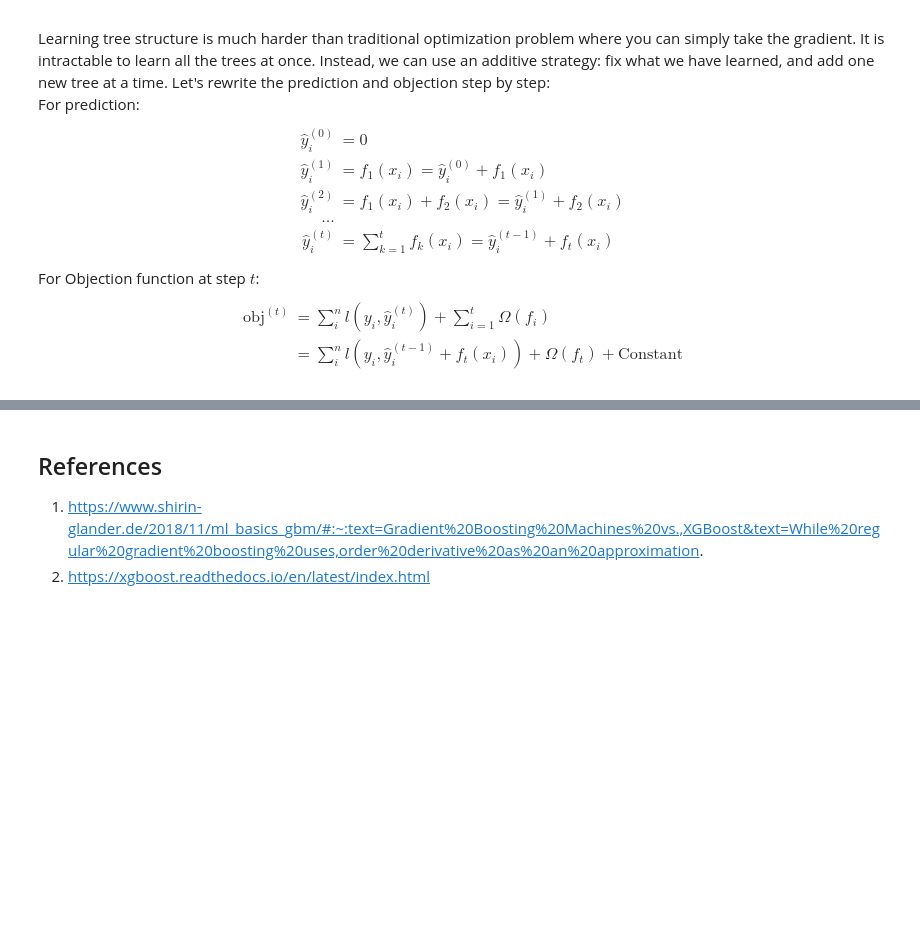
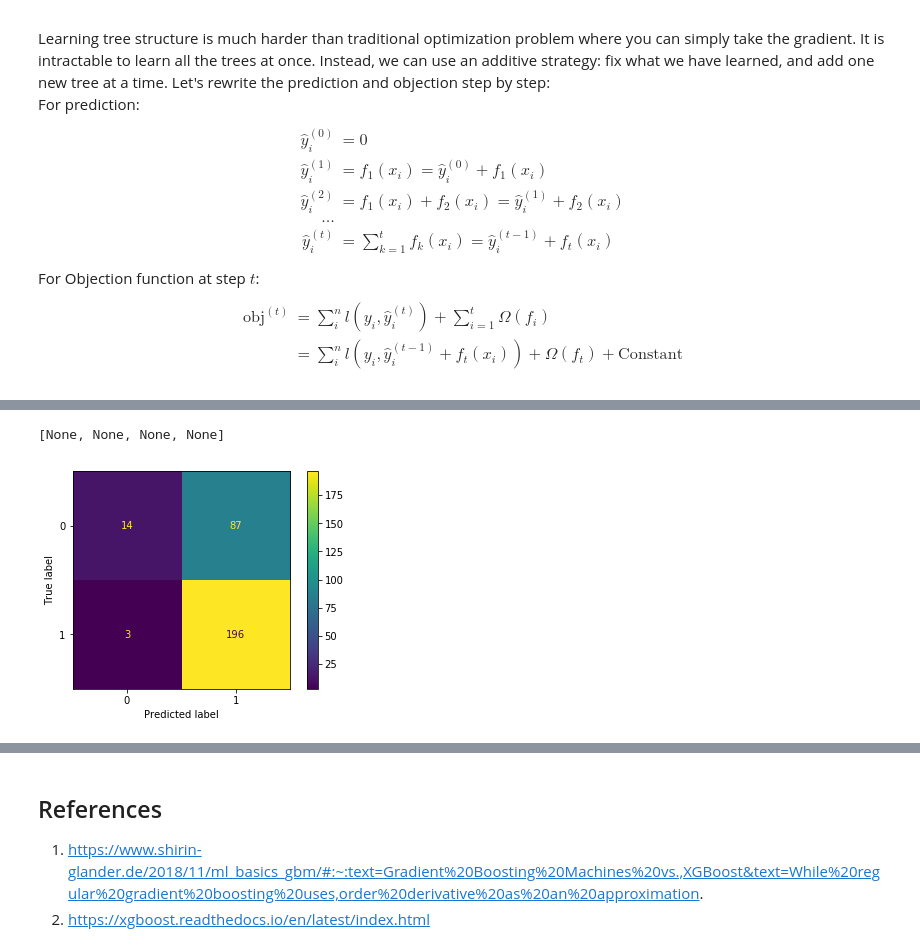
Before and after one commit to southnorthist/kaggle_analysis, a Jupyter notebook: XGBoost/XGBoost_Methodology_Application.ipynb, the cells around one changed output, grey strips where cells are left out. Cells and saved outputs as stored; diff of their text form; code cells hidden in the pictures; blank space fills up the shorter version.

```diff
--- a/XGBoost/XGBoost_Methodology_Application.ipynb
+++ b/XGBoost/XGBoost_Methodology_Application.ipynb
@@ -182,0 +423,3 @@ TBA
+# %%
+# read in dataset
+german_credit_ds = pd.read_csv("german_credit.csv")
@@ -182,0 +494,4 @@ TBA
+# %%
+# Create design matrix - no-encoding
+X, y = german_credit_ds.iloc[:,1:], german_credit_ds.iloc[:,0]
+data_dmatrix = xgb.DMatrix(data=X, label=y)
@@ -182,0 +506,12 @@ TBA
+# %%
+# Training and Testing split
+X_train, X_test, y_train, y_test = train_test_split(X, y, test_size=0.3, random_state = 123)
+train_data_dmatrix = xgb.DMatrix(data=X_train, label=y_train)
+
+# Create an XGboost instance using the predefined hyper parameters
+xg_logit = xgb.XGBClassifier(objective='binary:logistic', colsample_bytree=0.25, learning_rate=0.5, max_depth=3, alpha=10, min_child_weight= 4, n_estimators=10)
+xg_logit.fit(X_train, y_train,
+             eval_set=[(X_train, y_train), (X_test, y_test)],
+             eval_metric='auc',
+             verbose=True)
+evals_result = xg_logit.evals_result()
@@ -182,0 +577,34 @@ TBA
+# %%
+## Confusion Matrix
+y_pred = xg_logit.predict(X_test)
+cm = confusion_matrix(y_test,y_pred)
+fig, ax = plt.subplots()
+n_classes = cm.shape[0]
+im_ = ax.imshow(cm, interpolation='nearest', cmap='viridis')
+cmap_min, cmap_max = im_.cmap(0), im_.cmap(256)
+text_ = np.empty_like(cm, dtype=object)
+# print text with appropriate color depending on background
+thresh = (cm.max() + cm.min()) / 2.0
+for i, j in product(range(n_classes), range(n_classes)):
+    color = cmap_max if cm[i, j] < thresh else cmap_min
+    text_cm = format(cm[i, j], '.2g')
+    if cm.dtype.kind != 'f':
+        text_d = format(cm[i, j], 'd')
+        if len(text_d) < len(text_cm):
+            text_cm = text_d
+    text_[i, j] = ax.text(j, i, text_cm, ha="center", va="center",color=color)
+
+display_labels = np.arange(n_classes)
+fig.colorbar(im_, ax=ax)
+ax.set(xticks=np.arange(n_classes),
+       yticks=np.arange(n_classes),
+       xticklabels=display_labels,
+       yticklabels=display_labels,
+       ylabel="True label",
+       xlabel="Predicted label")
+
+ax.set_ylim((n_classes - 0.5, -0.5))
+plt.setp(ax.get_xticklabels(), rotation='horizontal')
+# %% [output]
+[None, None, None, None]
+[figure, added]
```
Also changed, not shown: parts of 35 cells of this notebook, 2 other files.
